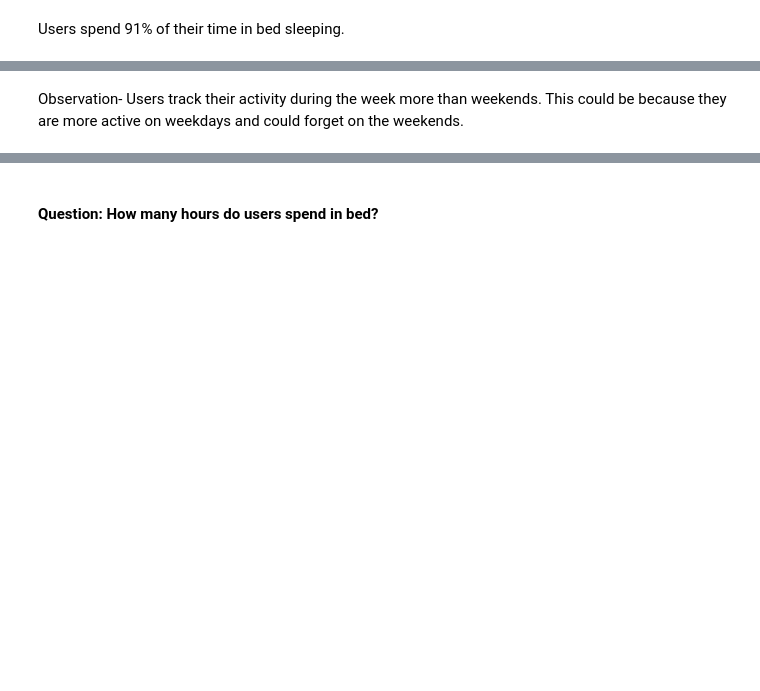
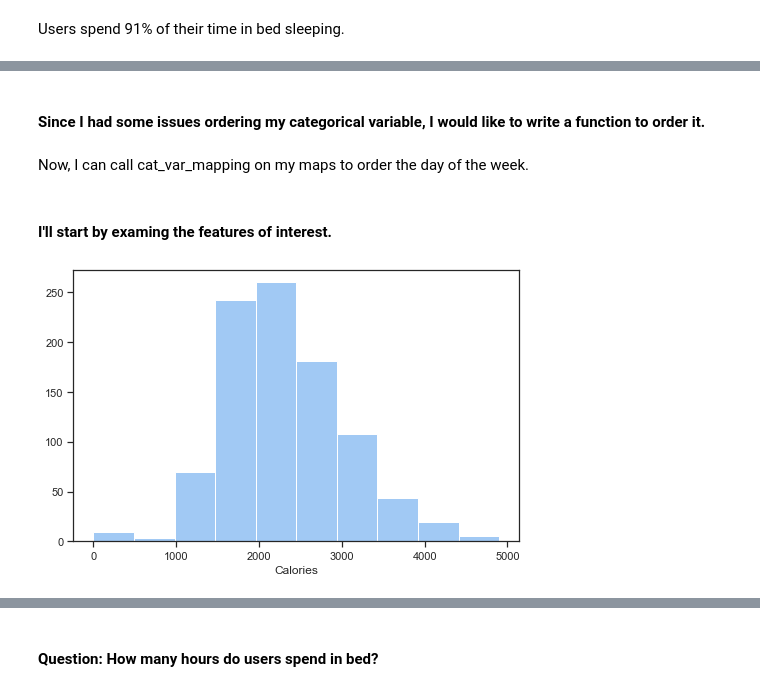
Before and after one commit to Ife-dayo/bellabeat, a Jupyter notebook: exploratory_analysis.ipynb, the cells around one changed output, grey strips where cells are left out. Drawn from its saved outputs; the diff is of its cells as text; code cells hidden in the pictures; blank space fills up the shorter version.

```diff
--- a/exploratory_analysis.ipynb
+++ b/exploratory_analysis.ipynb
@@ -459,2 +414,2 @@ plt.show()
-# %% [markdown]
-Observation- Users track their activity during the week more than weekends. This could be because they are more active on weekdays and could forget on the weekends.
+# %% [markdown]
+#### Since I had some issues ordering my categorical variable, I would like to write a function to order it.
@@ -460,0 +425,15 @@ Observation- Users track their activity during the week more than weekends. This
+# %% [markdown]
+Now, I can call cat_var_mapping on my maps to order the day of the week.
+# %% [markdown]
+#### I'll start by examing the features of interest.
+# %%
+# start with a standard-scaled plot
+binsize = 500
+bins = np.arange(0, activity['calories'].max()+binsize, binsize)
+
+plt.figure(figsize=[8, 5])
+plt.hist(data =activity, x = 'calories')
+plt.xlabel('Calories')
+plt.show()
+# %% [output]
+[figure, added]
```
Also changed, not shown: parts of 66 cells of this notebook.
